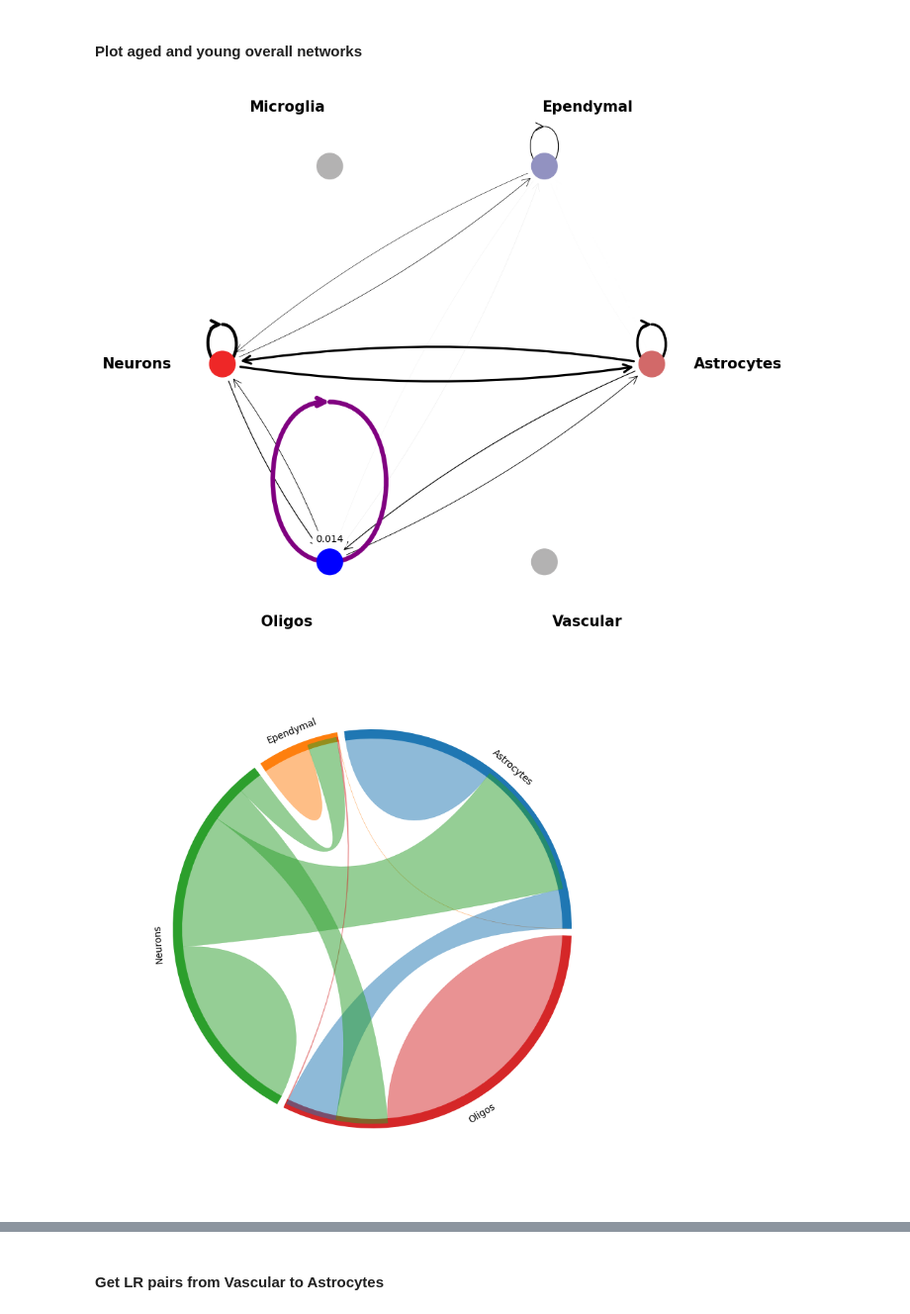
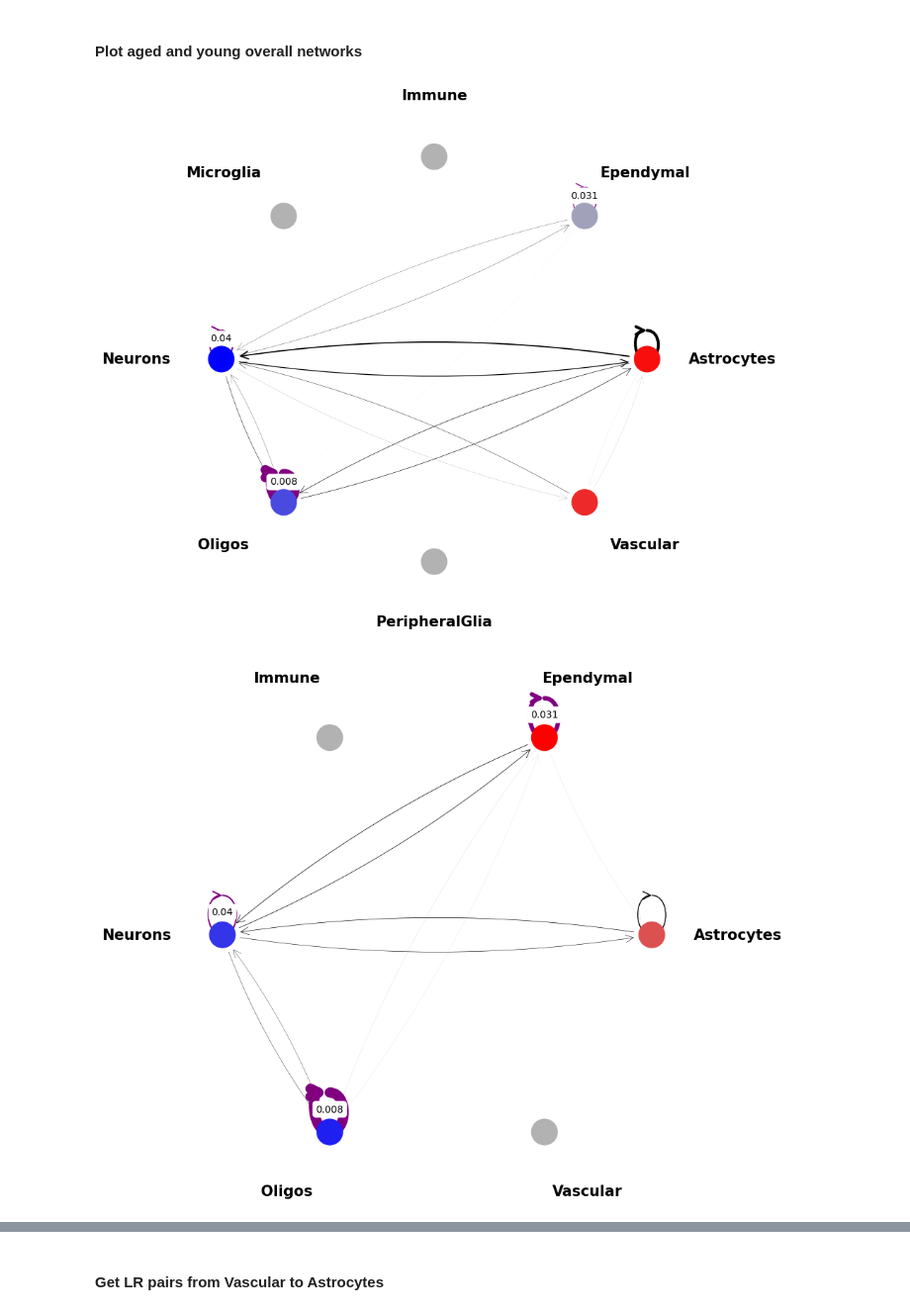
Before and after one commit to BiomedicalMachineLearning/MultimodalCCI, a Jupyter notebook: examples/brain_aging_integration.ipynb, the cells around one changed output, grey strips where cells are left out. Shown at 99% size. Cells and saved outputs as stored; diff of their text form; code cells hidden in the pictures.

```diff
--- a/examples/brain_aging_integration.ipynb
+++ b/examples/brain_aging_integration.ipynb
@@ -61,7 +52,7 @@ for sample in brain_young_tech1_cci:
 # %% [markdown]
 #### Normalise each group of samples
 # %%
-brain_aged_tech1_normalised = mmcci.it.normalise_samples_to_target(brain_aged_tech1_cci, brain_aged_tech1_sizes, target=brain_young_tech1_sizes[0])
-brain_young_tech1_normalised = mmcci.it.normalise_samples_to_target(brain_young_tech1_cci, brain_young_tech1_sizes, target=brain_young_tech1_sizes[0])
-brain_aged_tech2_normalised = mmcci.it.normalise_samples_to_target(brain_aged_tech2_cci, brain_aged_tech2_sizes, target=brain_young_tech2_sizes[0])
-brain_young_tech2_normalised = mmcci.it.normalise_samples_to_target(brain_young_tech2_cci, brain_young_tech2_sizes, target=brain_young_tech2_sizes[0])
+brain_aged_tech1_normalised = mmcci.it.normalise_within_tech(brain_aged_tech1_cci, brain_aged_tech1_sizes, target=brain_young_tech1_sizes[0])
+brain_young_tech1_normalised = mmcci.it.normalise_within_tech(brain_young_tech1_cci, brain_young_tech1_sizes, target=brain_young_tech1_sizes[0])
+brain_aged_tech2_normalised = mmcci.it.normalise_within_tech(brain_aged_tech2_cci, brain_aged_tech2_sizes, target=brain_young_tech2_sizes[0])
+brain_young_tech2_normalised = mmcci.it.normalise_within_tech(brain_young_tech2_cci, brain_young_tech2_sizes, target=brain_young_tech2_sizes[0])
@@ -92,16 +61,18 @@ mmcci.plt.chord_plot(mmcci.it.calculate_overall_interactions(brain_young_tech2_a
+# %%
+brain_aged_tech1_integrated = mmcci.it.integrate_samples(brain_aged_tech1_normalised)
+brain_young_tech1_integrated = mmcci.it.integrate_samples(brain_young_tech1_normalised)
+brain_aged_tech2_integrated = mmcci.it.integrate_samples(brain_aged_tech2_normalised)
+brain_young_tech2_integrated = mmcci.it.integrate_samples(brain_young_tech2_normalised)
 # %% [markdown]
 #### Normalise samples between technologies
 # %%
-normalised = mmcci.it.normalise_samples_between_tech(
-    [[brain_aged_tech1_avg, brain_young_tech1_avg],
-     [brain_aged_tech2_avg, brain_young_tech2_avg]]
-    )
+aged_normalised = mmcci.it.normalise_between_tech([brain_aged_tech1_integrated, brain_aged_tech2_integrated])
+young_normalised = mmcci.it.normalise_between_tech([brain_young_tech1_integrated, brain_young_tech2_integrated])
 # %% [markdown]
 #### Integrate between technologies for both groups
 # %%
-normalised = np.array(normalised).T.tolist() # Transpose to get lists of groups instead of techs
-aged_integrated = mmcci.it.integrate_between_tech(normalised[0])
-young_integrated = mmcci.it.integrate_between_tech(normalised[1])
+aged_integrated = mmcci.it.integrate_samples(aged_normalised)
+young_integrated = mmcci.it.integrate_samples(young_normalised)
 # %% [markdown]
 #### Calculate overall interactions network per group
 # %%
@@ -154,9 +127,7 @@ p_values
 #### Plot aged and young overall networks
 # %%
 mmcci.plt.network_plot(aged_overall, p_values)
-mmcci.plt.chord_plot(aged_overall)
 mmcci.plt.network_plot(young_overall, p_values)
-mmcci.plt.chord_plot(young_overall)
 # %% [output]
-[figure, old version]
+[figure, new version]
-[figure, old version]
+[figure, new version]
```
Also changed, not shown: parts of 18 cells of this notebook, 10 other files.
